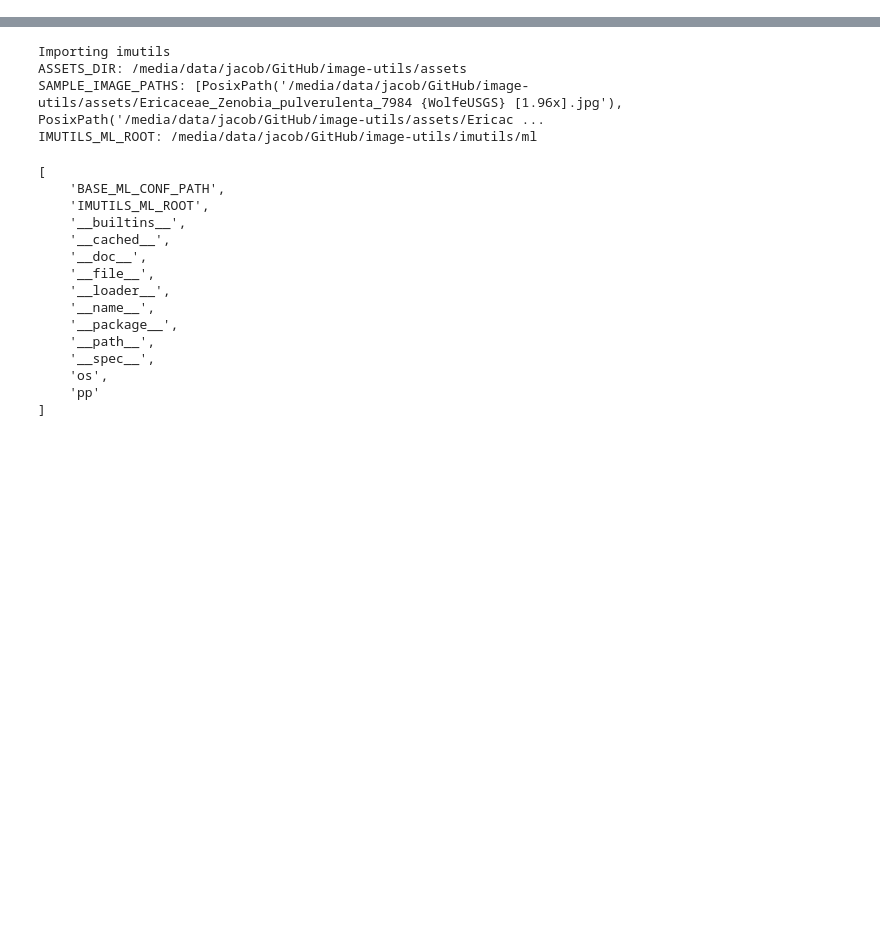
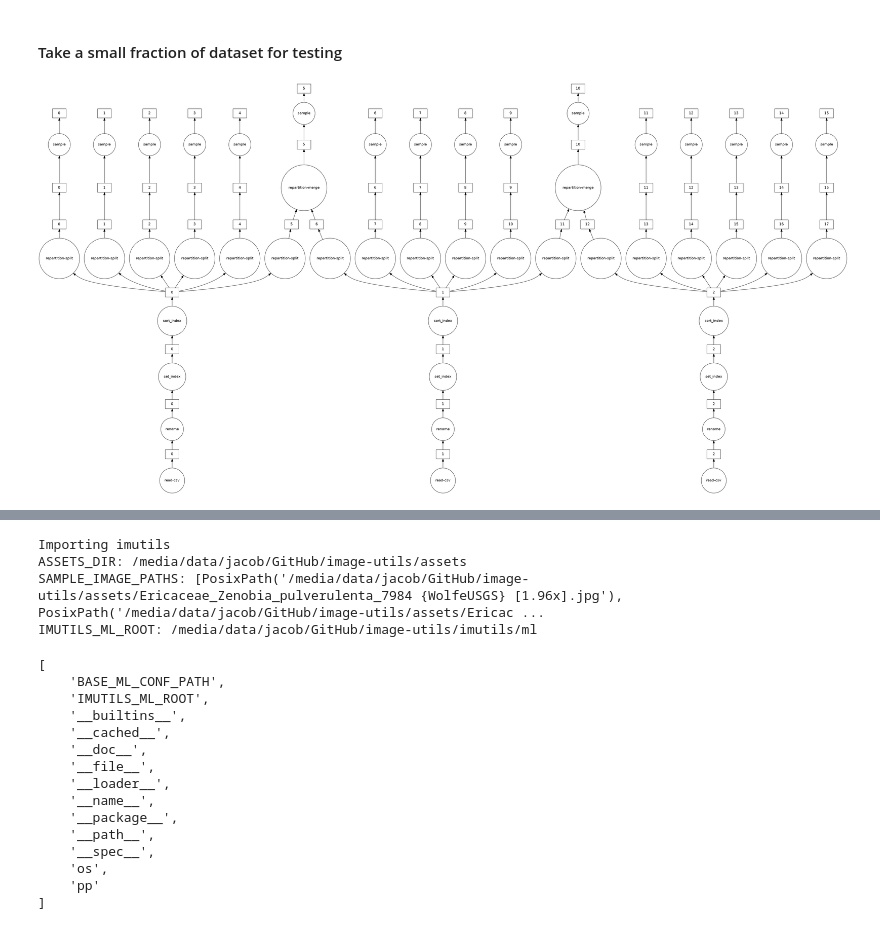
Before and after one commit to JacobARose/image-utils, a Jupyter notebook: notebooks/Basic experiment tools dev.ipynb, the cells around one changed output, grey strips where cells are left out. Saved outputs shown, nothing was run; the diff lists cells and outputs as text; code cells hidden in the pictures; blank space fills up the shorter version.

```diff
--- a/notebooks/Basic experiment tools dev.ipynb
+++ b/notebooks/Basic experiment tools dev.ipynb
@@ -5,0 +248,6 @@ Created by: Jacob Alexander Rose
+# %%
+seed = 85
+random_state = np.random.RandomState(seed=seed)
+# test_df = dd.read_csv(train_csv_path, index=0)
+# train_df = pd.read_csv(train_csv_path, index_col=0, usecols=train_columns, dtype=train_col_dtypes)
+# train_df.describe(include='all')
@@ -5,0 +268,9 @@ Created by: Jacob Alexander Rose
+# %%
+%%time
+
+train_df = dd.read_csv(train_csv_path, usecols=["Unnamed: 0", *train_columns], dtype=train_col_dtypes
+                      ).rename(columns={"Unnamed: 0":"idx"})
+                              # ).set_index("idx")
+train_df = train_df.set_index("idx")
+train_df = train_df.repartition(16)
+train_df.head()
@@ -5,0 +287,11 @@ Created by: Jacob Alexander Rose
+# %% [markdown]
+#### Take a small fraction of dataset for testing
+# %%
+data_df = train_df.sample(frac=0.001,
+                         replace=False,
+                         random_state=random_state)
+
+
+data_df.visualize()
+# %% [output]
+[figure, added]
```
Also changed, not shown: parts of 52 cells of this notebook, 1 other file.
